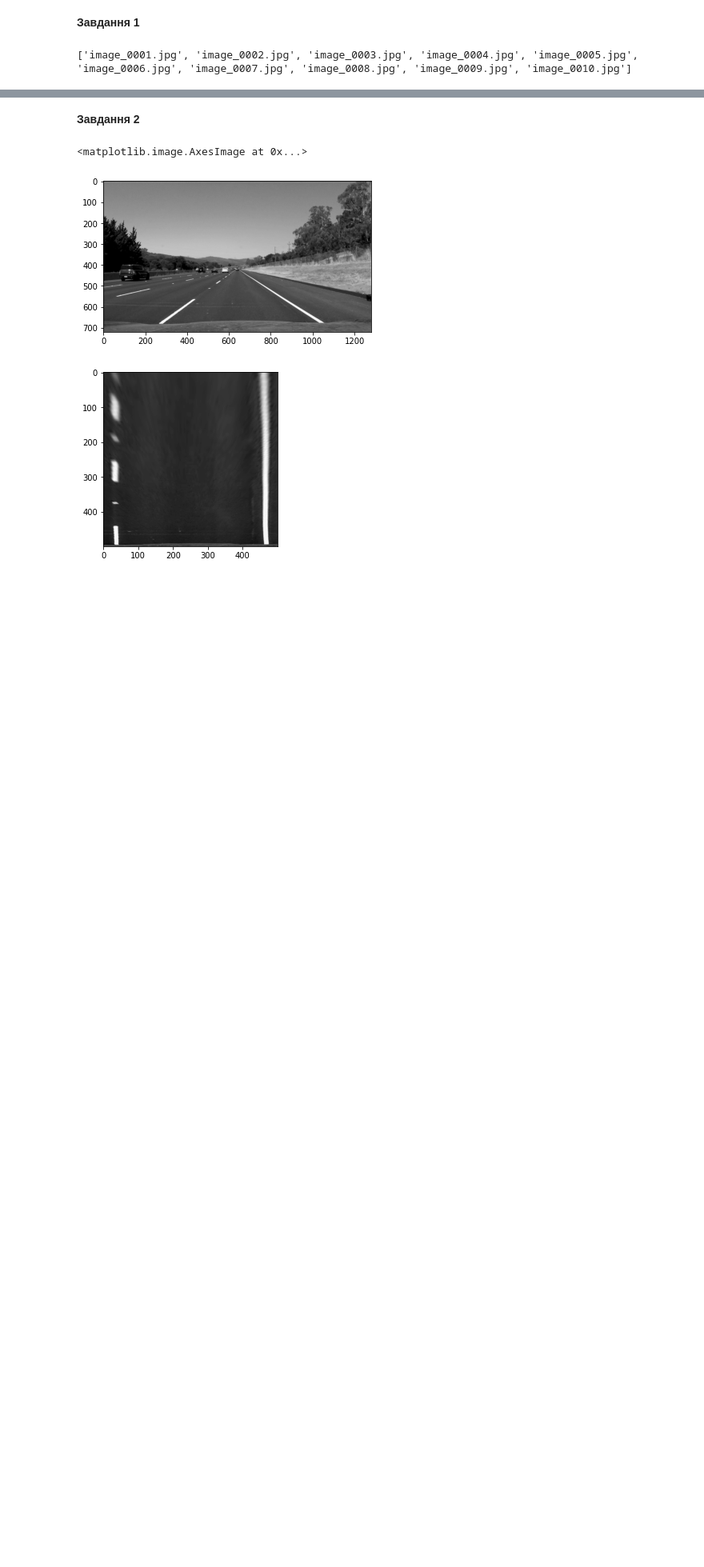
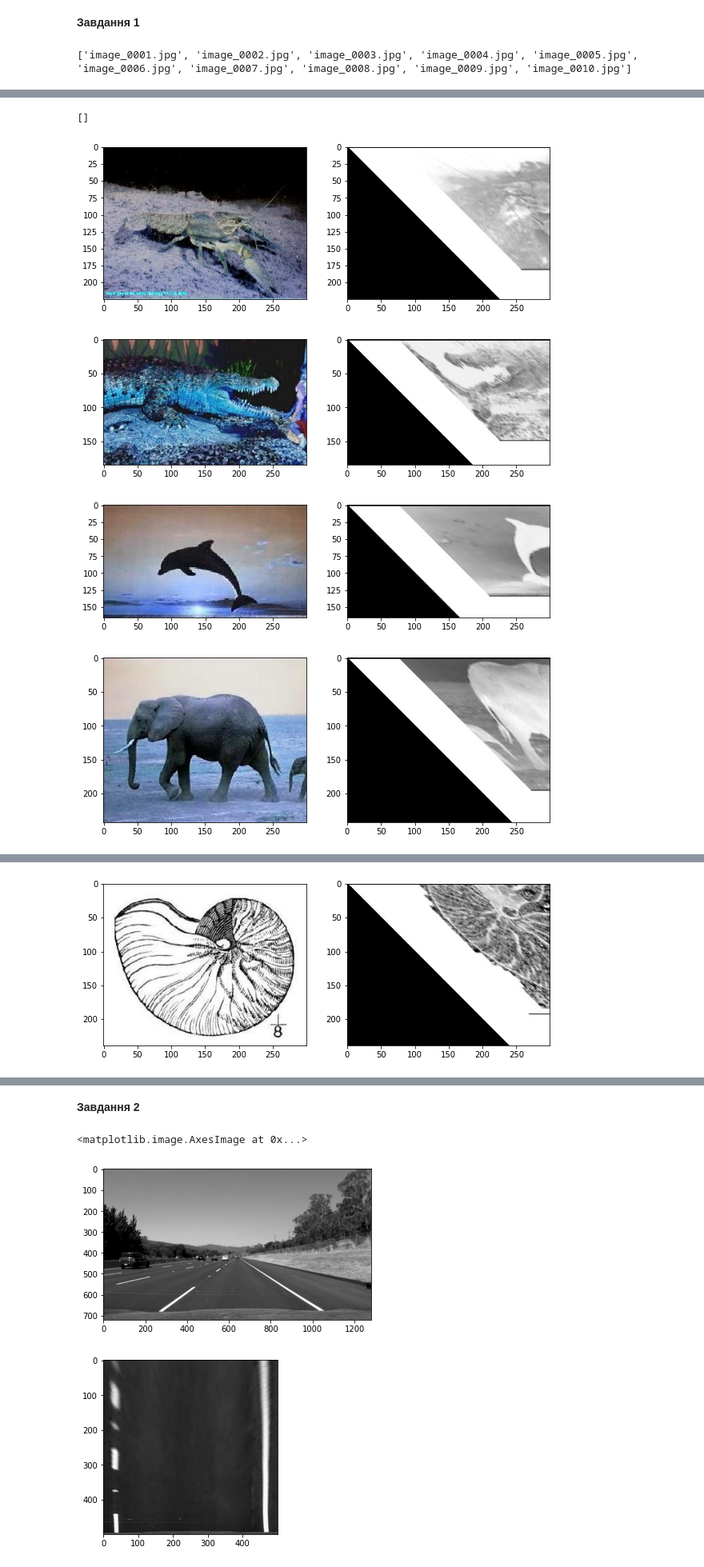
Before and after one commit to TanchukVlad/DIP-1, a Jupyter notebook: LAB4.ipynb, the cells around one changed output, grey strips where cells are left out. Shown at 80% size. Drawn from its saved outputs; the diff is of its cells as text; code cells hidden in the pictures; blank space fills up the shorter version.

```diff
--- a/LAB4.ipynb
+++ b/LAB4.ipynb
@@ -6,7 +6,7 @@ import os
 # %% [markdown]
 **Завдання 1**
 # %%
-img_list = os.listdir("./assignemnts/dataset")
+img_list = os.listdir("./assignments/dataset")
 img_list.sort()
 print(img_list)
 # %% [output]
@@ -44,9 +44,9 @@ def data_augmentation(img):
   return img
 # %%
 for i in img_list:
-  img_path=os.path.join(r"./assignemnts/dataset/", i)
+  img_path="./assignments/dataset/" + i
   img = cv2.imread(img_path, cv2.IMREAD_GRAYSCALE)
-  aug_path=os.path.join(r"./assignemnts/dataset/", "aug"+i)
+  aug_path="./assignments/dataset/" + "aug"+i
   cv2.imwrite(aug_path, data_augmentation(img))
   print(aug_path + " saved!")
 # %% [output]
@@ -62,0 +63,18 @@ for i in img_list:
+# %%
+for i in img_list:
+  img_path="./assignments/dataset/" + i
+  aug_path="./assignments/dataset/" + "aug"+i
+  img = cv2.imread(img_path)
+  aug = cv2.imread(aug_path)
+  plt.figure(figsize=(10,5))
+  plt.subplot(121)
+  plt.imshow(img)
+  plt.subplot(122)
+  plt.imshow(aug)
+plt.plot()
+# %% [output]
+[]
+[figure, added]
+[figure, added]
+[figure, added]
+[figure, added]
@@ -62,0 +82 @@ for i in img_list:
+[figure, added]
```
Also changed, not shown: parts of 3 cells of this notebook.
